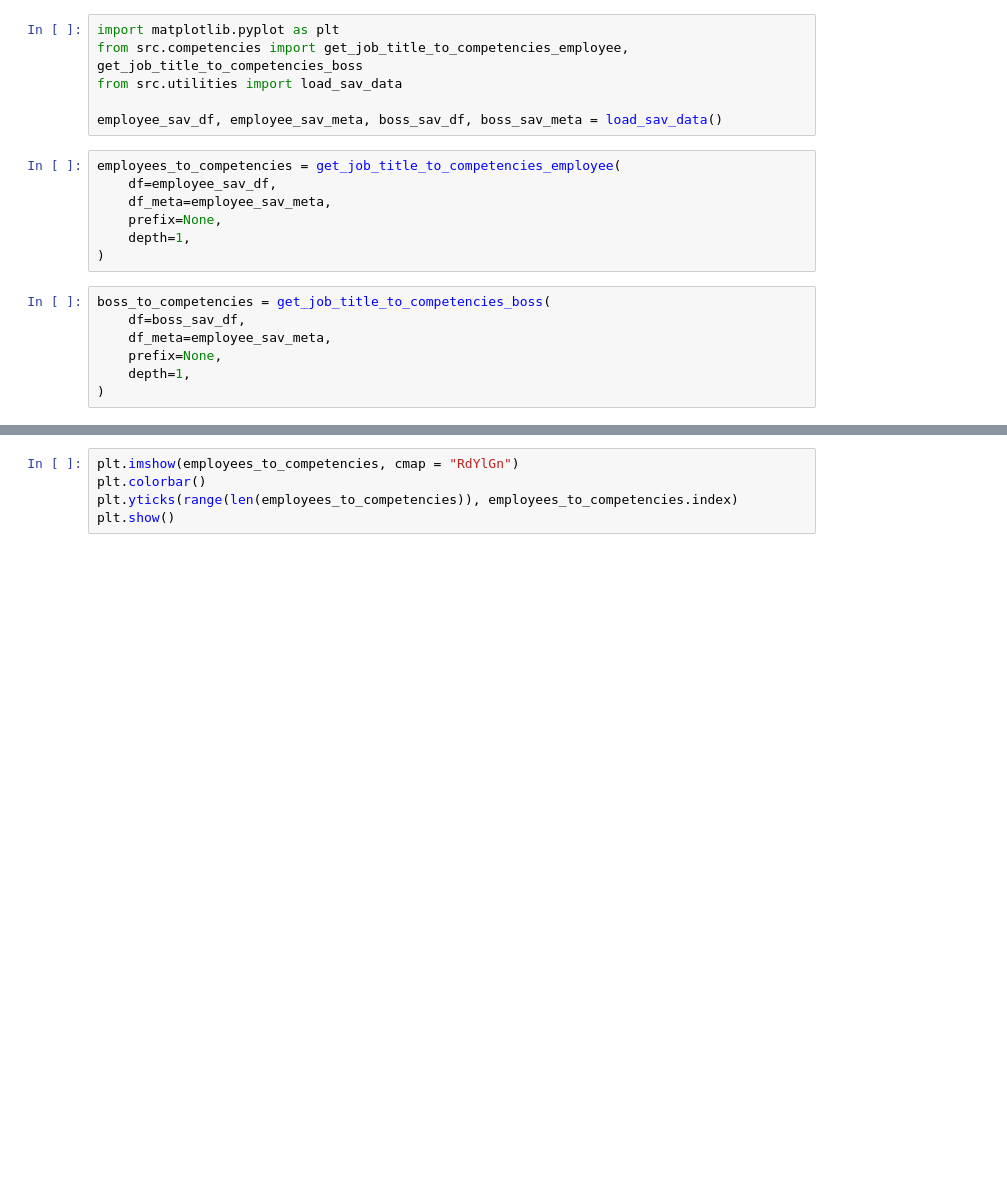
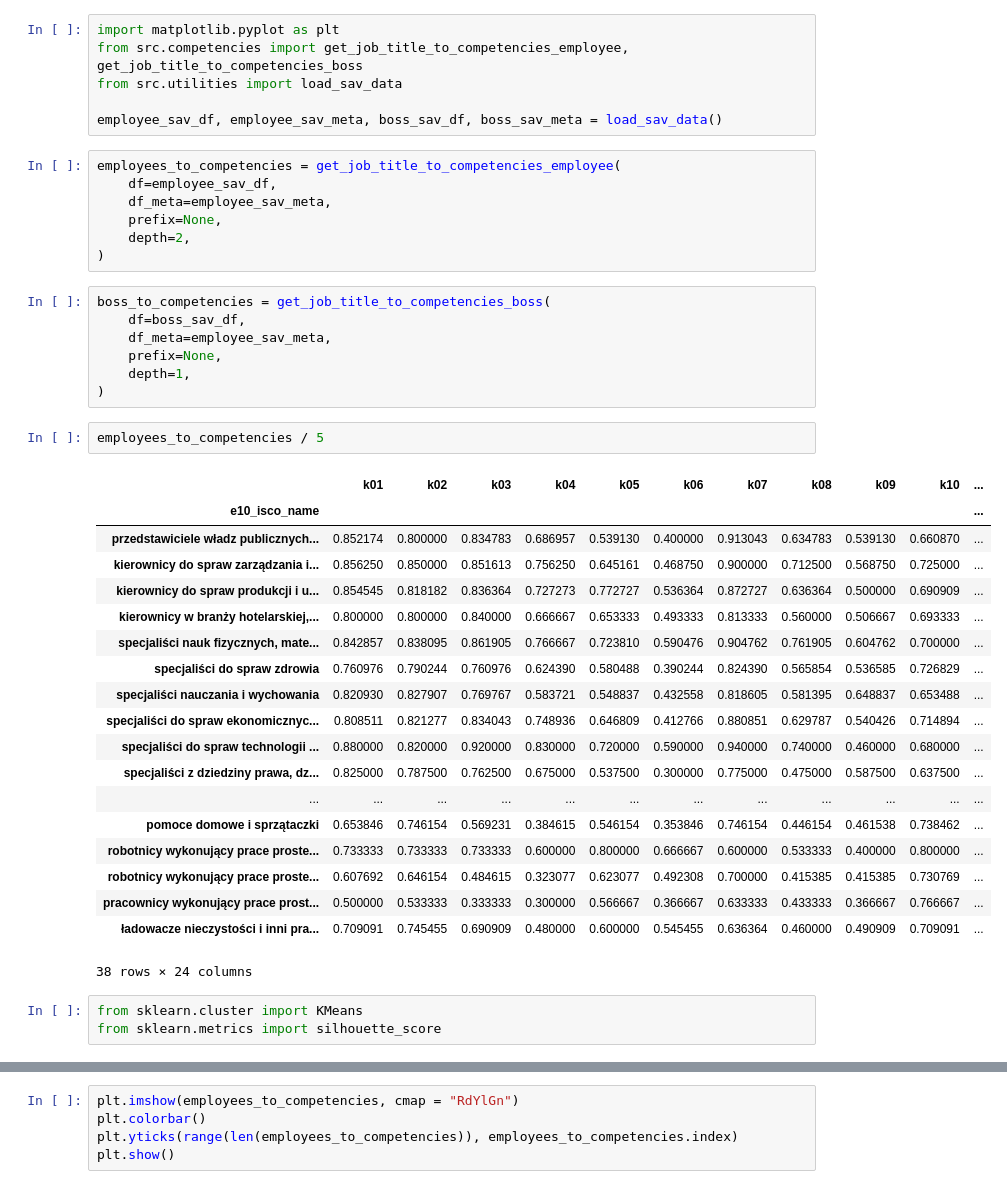
Before and after one commit to Mlokos/bkl-project, a Jupyter notebook: project.ipynb, the cells around one changed output, grey strips where cells are left out. Cells and saved outputs as stored; diff of their text form; blank space fills up the shorter version.

```diff
--- a/project.ipynb
+++ b/project.ipynb
@@ -9,7 +9,7 @@ employees_to_competencies = get_job_title_to_competencies_employee(
     df=employee_sav_df,
     df_meta=employee_sav_meta,
     prefix=None,
-    depth=1,
+    depth=2,
 )
 # %%
 boss_to_competencies = get_job_title_to_competencies_boss(
@@ -18,3 +18,28 @@ boss_to_competencies = get_job_title_to_competencies_boss(
     prefix=None,
     depth=1,
 )
+# %%
+employees_to_competencies / 5
+# %% [output]
+|  | k01 | k02 | k03 | k04 | k05 | k06 | k07 | k08 | k09 | k10 | ... |
+| e10_isco_name |  |  |  |  |  |  |  |  |  |  | ... |
+| przedstawiciele władz publicznych... | 0.852174 | 0.800000 | 0.834783 | 0.686957 | 0.539130 | 0.400000 | 0.913043 | 0.634783 | 0.539130 | 0.660870 | ... |
+| kierownicy do spraw zarządzania i... | 0.856250 | 0.850000 | 0.851613 | 0.756250 | 0.645161 | 0.468750 | 0.900000 | 0.712500 | 0.568750 | 0.725000 | ... |
+| kierownicy do spraw produkcji i u... | 0.854545 | 0.818182 | 0.836364 | 0.727273 | 0.772727 | 0.536364 | 0.872727 | 0.636364 | 0.500000 | 0.690909 | ... |
+| kierownicy w branży hotelarskiej,... | 0.800000 | 0.800000 | 0.840000 | 0.666667 | 0.653333 | 0.493333 | 0.813333 | 0.560000 | 0.506667 | 0.693333 | ... |
+| specjaliści nauk fizycznych, mate... | 0.842857 | 0.838095 | 0.861905 | 0.766667 | 0.723810 | 0.590476 | 0.904762 | 0.761905 | 0.604762 | 0.700000 | ... |
+| specjaliści do spraw zdrowia | 0.760976 | 0.790244 | 0.760976 | 0.624390 | 0.580488 | 0.390244 | 0.824390 | 0.565854 | 0.536585 | 0.726829 | ... |
+| specjaliści nauczania i wychowania | 0.820930 | 0.827907 | 0.769767 | 0.583721 | 0.548837 | 0.432558 | 0.818605 | 0.581395 | 0.648837 | 0.653488 | ... |
+| specjaliści do spraw ekonomicznyc... | 0.808511 | 0.821277 | 0.834043 | 0.748936 | 0.646809 | 0.412766 | 0.880851 | 0.629787 | 0.540426 | 0.714894 | ... |
+| specjaliści do spraw technologii ... | 0.880000 | 0.820000 | 0.920000 | 0.830000 | 0.720000 | 0.590000 | 0.940000 | 0.740000 | 0.460000 | 0.680000 | ... |
+| specjaliści z dziedziny prawa, dz... | 0.825000 | 0.787500 | 0.762500 | 0.675000 | 0.537500 | 0.300000 | 0.775000 | 0.475000 | 0.587500 | 0.637500 | ... |
+| ... | ... | ... | ... | ... | ... | ... | ... | ... | ... | ... | ... |
+| pomoce domowe i sprzątaczki | 0.653846 | 0.746154 | 0.569231 | 0.384615 | 0.546154 | 0.353846 | 0.746154 | 0.446154 | 0.461538 | 0.738462 | ... |
+| robotnicy wykonujący prace proste... | 0.733333 | 0.733333 | 0.733333 | 0.600000 | 0.800000 | 0.666667 | 0.600000 | 0.533333 | 0.400000 | 0.800000 | ... |
+| robotnicy wykonujący prace proste... | 0.607692 | 0.646154 | 0.484615 | 0.323077 | 0.623077 | 0.492308 | 0.700000 | 0.415385 | 0.415385 | 0.730769 | ... |
+| pracownicy wykonujący prace prost... | 0.500000 | 0.533333 | 0.333333 | 0.300000 | 0.566667 | 0.366667 | 0.633333 | 0.433333 | 0.366667 | 0.766667 | ... |
+| ładowacze nieczystości i inni pra... | 0.709091 | 0.745455 | 0.690909 | 0.480000 | 0.600000 | 0.545455 | 0.636364 | 0.460000 | 0.490909 | 0.709091 | ... |
+38 rows × 24 columns
+# %%
+from sklearn.cluster import KMeans
+from sklearn.metrics import silhouette_score
```
Also changed, not shown: parts of 10 cells of this notebook, 2 other files.
